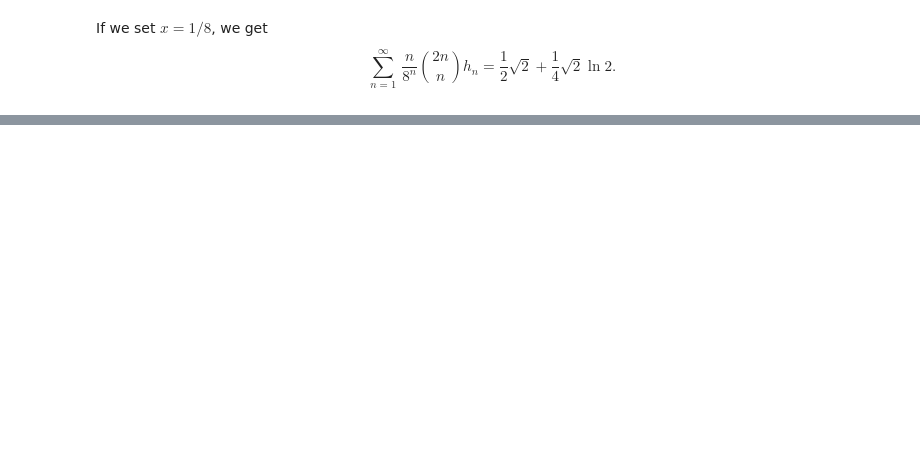
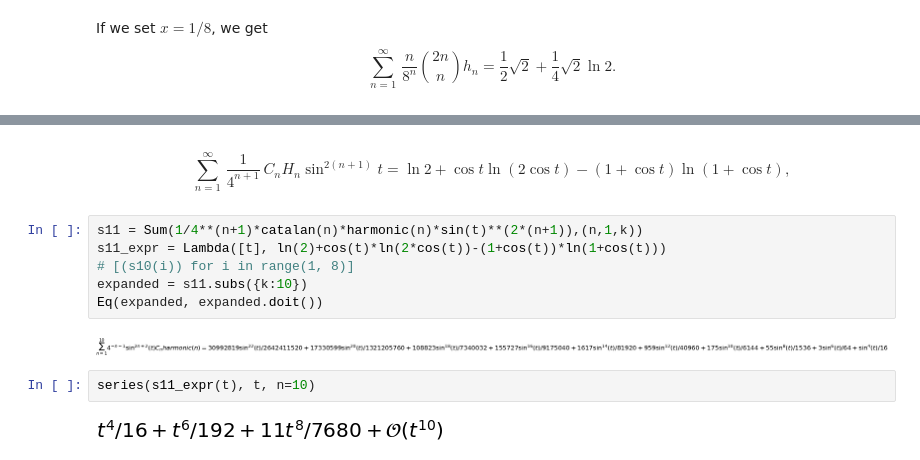
Before and after one commit to mameli/Analysis_and_Design_of_Algorithms, a Jupyter notebook: Chen21/chen.ipynb, the cells around one changed output, grey strips where cells are left out. Drawn from its saved outputs; the diff is of its cells as text; blank space fills up the shorter version.

```diff
--- a/Chen21/chen.ipynb
+++ b/Chen21/chen.ipynb
@@ -497,0 +505,16 @@ s9_expr
+# %% [markdown]
+\begin{equation}
+\sum_{n=1}^\infty\,\frac{1}{4^{n+1}}\,C_{n}H_n\sin^{2(n+1)}t =\ln 2 + \cos t\ln(2\cos t) - (1 + \cos t)\ln(1 + \cos t),
+\end{equation}
+# %%
+s11 = Sum(1/4**(n+1)*catalan(n)*harmonic(n)*sin(t)**(2*(n+1)),(n,1,k))
+s11_expr = Lambda([t], ln(2)+cos(t)*ln(2*cos(t))-(1+cos(t))*ln(1+cos(t)))
+# [(s10(i)) for i in range(1, 8)]
+expanded = s11.subs({k:10})
+Eq(expanded, expanded.doit())
+# %% [output]
+[figure, added]
+# %%
+series(s11_expr(t), t, n=10)
+# %% [output]
+[figure, added]
```
Also changed, not shown: parts of 16 cells of this notebook.
